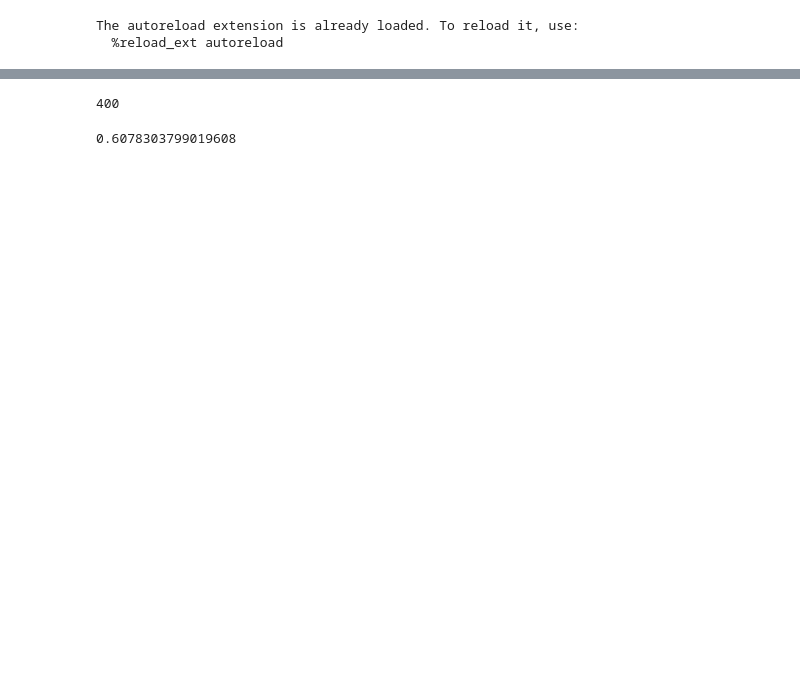
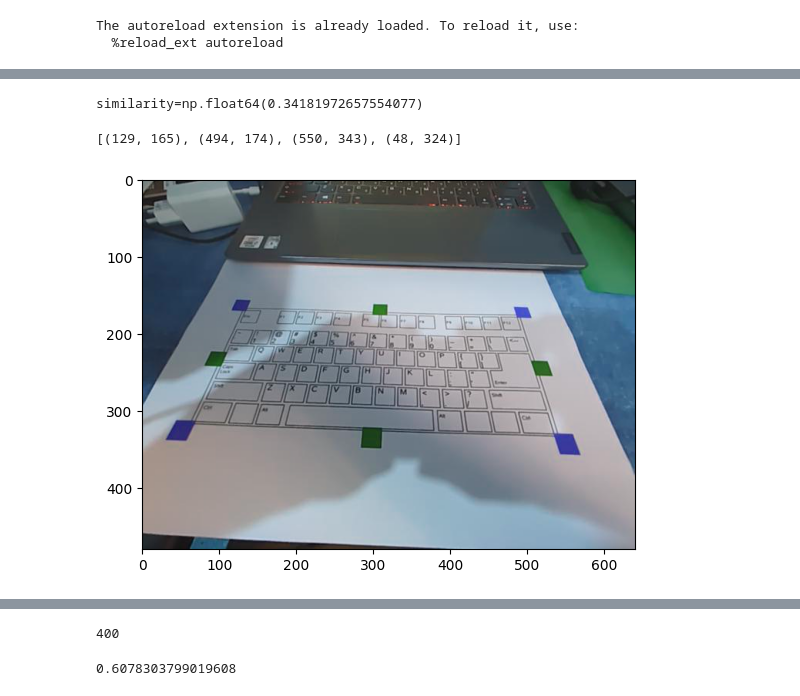
Before and after one commit to orslup/Project_A, a Jupyter notebook: manual_flow_test.ipynb, the cells around one changed output, grey strips where cells are left out. Drawn from its saved outputs; the diff is of its cells as text; code cells hidden in the pictures; blank space fills up the shorter version.

```diff
--- a/manual_flow_test.ipynb
+++ b/manual_flow_test.ipynb
@@ -78,0 +82,13 @@ keyboard_image = keyboard_segmentation._project_keyboard_image(image, keyboard_s
+# %%
+image_path = r'C:\Users\Reuven\PycharmProjects\ProjectA\papertest\frame_0160.png'
+image_path = r'C:\Users\Reuven\PycharmProjects\ProjectA\papertest\frame_0088.png'
+image = cv2.imread(image_path)
+# image = cv2.cvtColor(image, cv2.COLOR_BGR2RGB)
+plt.imshow(image)
+keyboard_segmentation.segment_keyboard(image)
+keyboard_segmentation.red_coordinates
+# keyboard_image = keyboard_segmentation._project_keyboard_image(image, keyboard_segmentation.homography_matrix)
+# %% [output]
+similarity=np.float64(0.34181972657554077)
+[(129, 165), (494, 174), (550, 343), (48, 324)]
+[figure, added]
```
Also changed, not shown: parts of 13 cells of this notebook.
